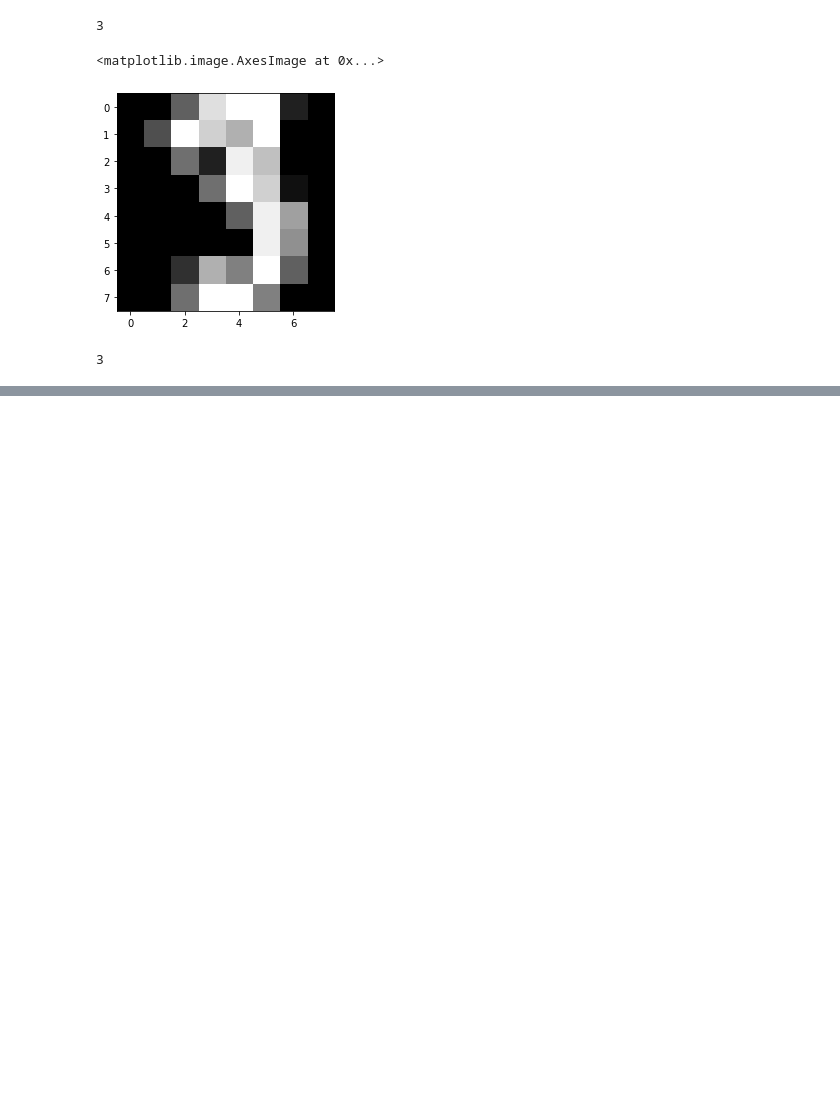
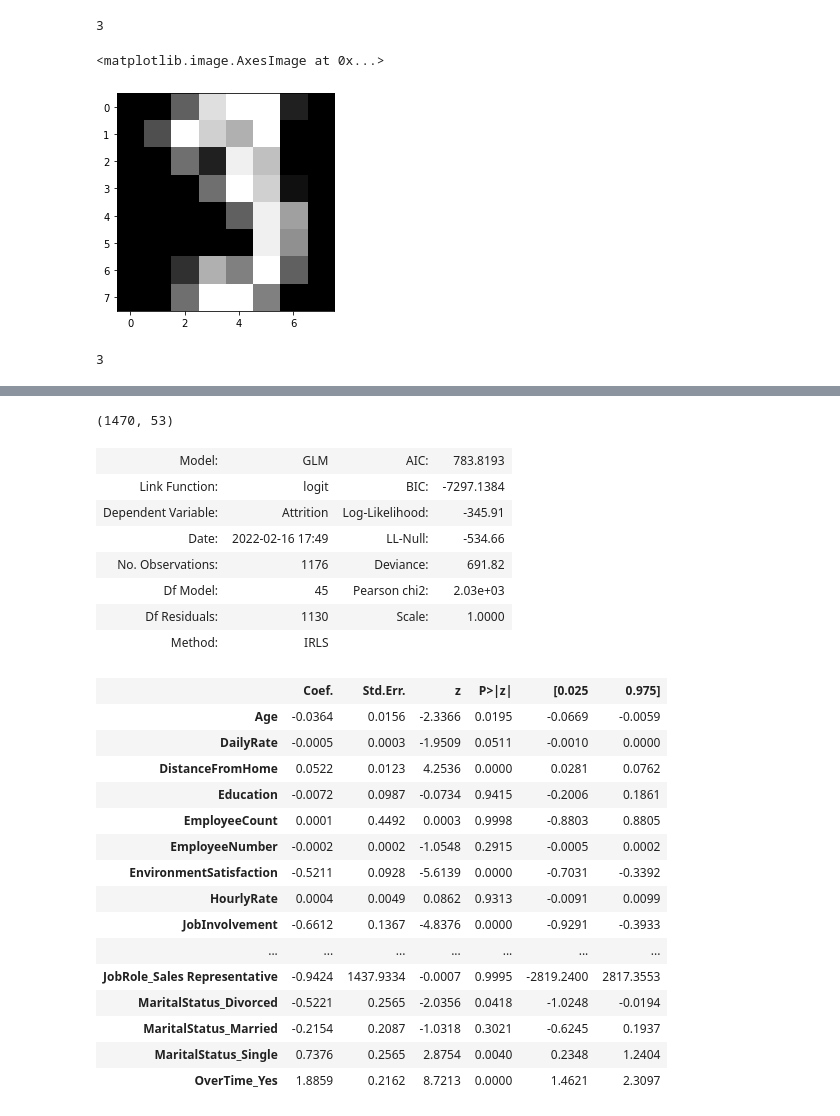
Before and after one commit to AIAcademyBatchH/Machine-Learning, a Jupyter notebook: Logistic_Regression/logreg_class_handson_2.ipynb, the cells around one changed output, grey strips where cells are left out. Cells and saved outputs as stored; diff of their text form; code cells hidden in the pictures; blank space fills up the shorter version.

```diff
--- a/Logistic_Regression/logreg_class_handson_2.ipynb
+++ b/Logistic_Regression/logreg_class_handson_2.ipynb
@@ -818,0 +910,41 @@ ytest.iloc[0]
+# %%
+data.shape
+# %% [output]
+(1470, 53)
+# %%
+X = data.drop('Attrition',axis=1)
+y = data['Attrition']
+# %%
+Xtrain, Xtest, ytrain, ytest = train_test_split(X, y, test_size=0.2, random_state=123)
+# %%
+Xtrain = sm.add_constant(Xtrain)
+Xtest = sm.add_constant(Xtest)
+# %%
+model = sm.GLM(ytrain,Xtrain,family=sm.families.Binomial()).fit()
+# %%
+model.summary2()
+# %% [output]
+| Model: | GLM | AIC: | 783.8193 |
+| Link Function: | logit | BIC: | -7297.1384 |
+| Dependent Variable: | Attrition | Log-Likelihood: | -345.91 |
+| Date: | 2022-02-16 17:49 | LL-Null: | -534.66 |
+| No. Observations: | 1176 | Deviance: | 691.82 |
+| Df Model: | 45 | Pearson chi2: | 2.03e+03 |
+| Df Residuals: | 1130 | Scale: | 1.0000 |
+| Method: | IRLS |  |  |
+|  | Coef. | Std.Err. | z | P>|z| | [0.025 | 0.975] |
+| Age | -0.0364 | 0.0156 | -2.3366 | 0.0195 | -0.0669 | -0.0059 |
+| DailyRate | -0.0005 | 0.0003 | -1.9509 | 0.0511 | -0.0010 | 0.0000 |
+| DistanceFromHome | 0.0522 | 0.0123 | 4.2536 | 0.0000 | 0.0281 | 0.0762 |
+| Education | -0.0072 | 0.0987 | -0.0734 | 0.9415 | -0.2006 | 0.1861 |
+| EmployeeCount | 0.0001 | 0.4492 | 0.0003 | 0.9998 | -0.8803 | 0.8805 |
+| EmployeeNumber | -0.0002 | 0.0002 | -1.0548 | 0.2915 | -0.0005 | 0.0002 |
+| EnvironmentSatisfaction | -0.5211 | 0.0928 | -5.6139 | 0.0000 | -0.7031 | -0.3392 |
+| HourlyRate | 0.0004 | 0.0049 | 0.0862 | 0.9313 | -0.0091 | 0.0099 |
+| JobInvolvement | -0.6612 | 0.1367 | -4.8376 | 0.0000 | -0.9291 | -0.3933 |
+| ... | ... | ... | ... | ... | ... | ... |
+| JobRole_Sales Representative | -0.9424 | 1437.9334 | -0.0007 | 0.9995 | -2819.2400 | 2817.3553 |
+| MaritalStatus_Divorced | -0.5221 | 0.2565 | -2.0356 | 0.0418 | -1.0248 | -0.0194 |
+| MaritalStatus_Married | -0.2154 | 0.2087 | -1.0318 | 0.3021 | -0.6245 | 0.1937 |
+| MaritalStatus_Single | 0.7376 | 0.2565 | 2.8754 | 0.0040 | 0.2348 | 1.2404 |
+| OverTime_Yes | 1.8859 | 0.2162 | 8.7213 | 0.0000 | 1.4621 | 2.3097 |
```
Also changed, not shown: parts of 27 cells of this notebook.
